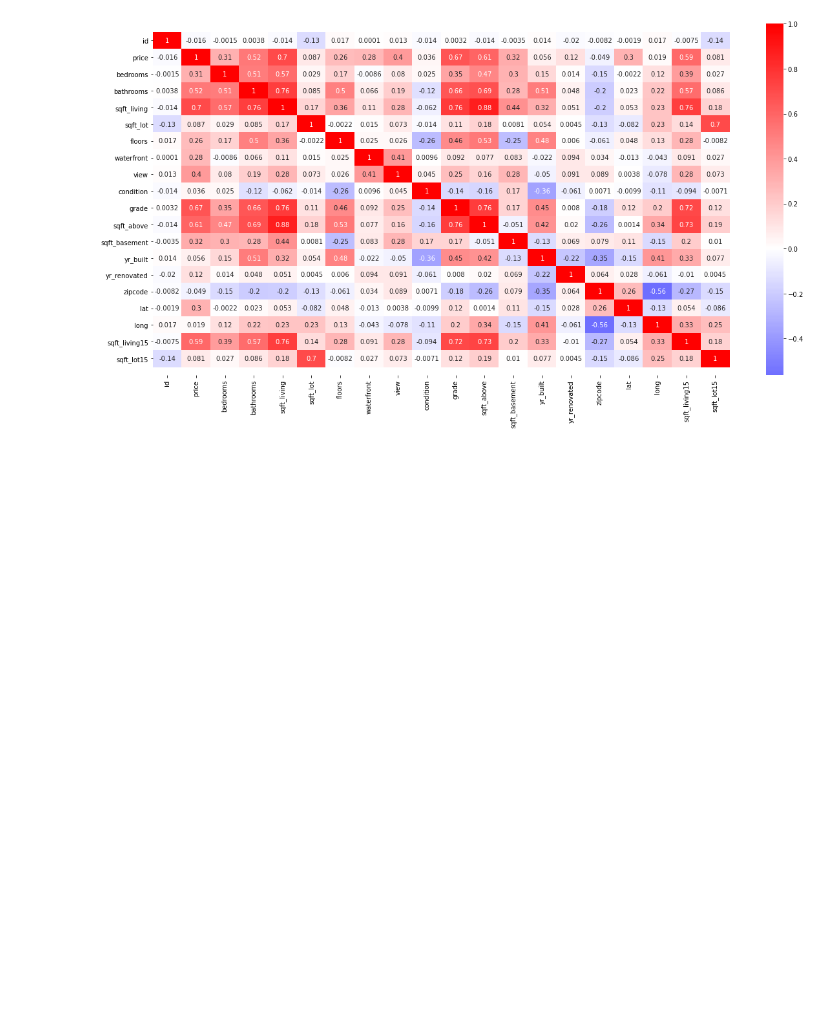
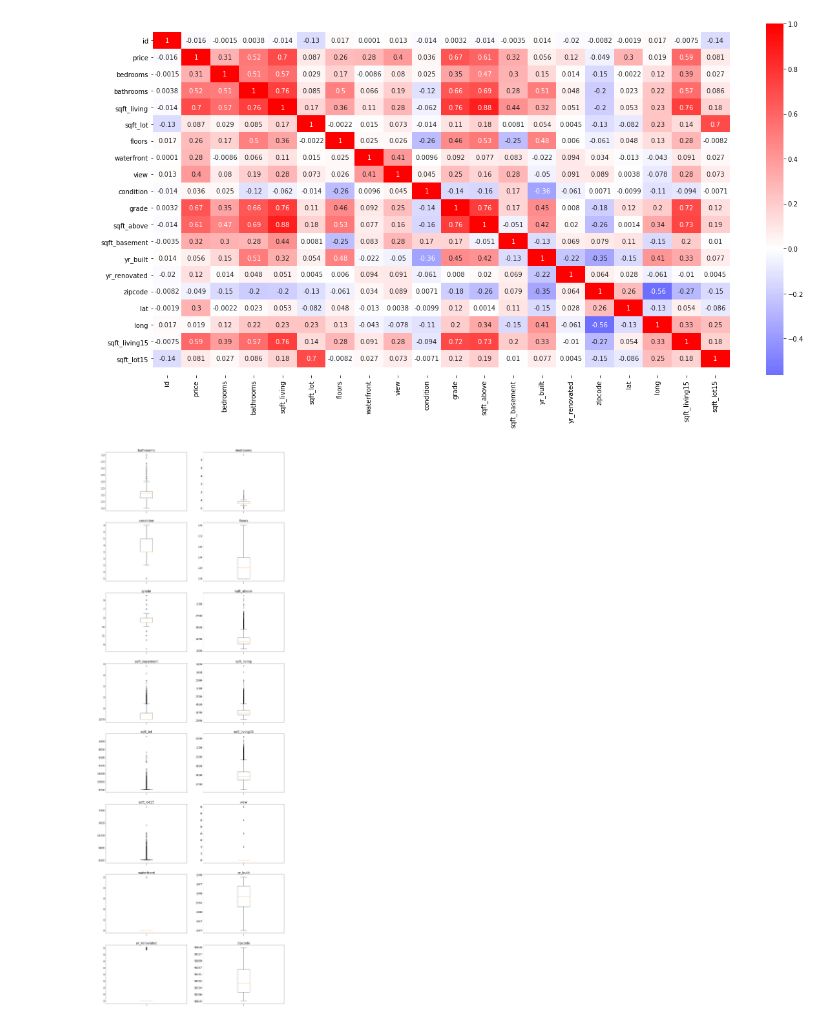
Before and after one commit to raizelistaken/Housing_Prices_KC, a Jupyter notebook: Raizel_Bernstein_Housing_Prices_Kings_County.ipynb, the cells around one changed output. Cells and saved outputs as stored; diff of their text form; code cells hidden in the pictures; blank space fills up the shorter version.

Commit message:
added some images

```diff
--- a/Raizel_Bernstein_Housing_Prices_Kings_County.ipynb
+++ b/Raizel_Bernstein_Housing_Prices_Kings_County.ipynb
@@ -73,3 +73,65 @@ plt.ylim(b, t) # update the ylim(bottom, top) values
 plt.show()
 # %% [output]
 [figure]
+# %%
+#boxplots of all the columns to determine outliers
+
+fig , axes = plt.subplots(8,2, figsize = (22,70))
+
+axes[0][0].set_title('bathrooms', fontsize = 22)
+axes[0][1].set_title('bedrooms', fontsize = 22)
+axes[1][0].set_title('condition', fontsize = 22)
+axes[1][1].set_title('floors', fontsize = 22)
+axes[2][0].set_title('grade', fontsize = 22)
+axes[2][1].set_title('sqft_above', fontsize = 22)
+axes[3][0].set_title('sqft_basement', fontsize = 22)
+axes[3][1].set_title('sqft_living', fontsize = 22)
+axes[4][0].set_title('sqft_lot', fontsize = 22)
+axes[4][1].set_title('sqft_living15', fontsize = 22)
+axes[5][0].set_title('sqft_lot15', fontsize = 22)
+axes[5][1].set_title('view', fontsize = 22)
+axes[6][0].set_title('waterfront', fontsize = 22)
+axes[6][1].set_title('yr_built', fontsize = 22)
+axes[7][0].set_title('yr_renovated', fontsize = 22)
+axes[7][1].set_title('zipcode', fontsize = 22)
+
+axes[0][0].boxplot(df['bathrooms'])
+axes[0][1].boxplot(df['bedrooms'])
+axes[1][0].boxplot(df['condition'])
+axes[1][1].boxplot(df['floors'])
+axes[2][0].boxplot(df['grade'])
+axes[2][1].boxplot(df['sqft_above'])
+axes[3][0].boxplot(df['sqft_basement'])
+axes[3][1].boxplot(df['sqft_living'])
+axes[4][0].boxplot(df['sqft_lot'])
+axes[4][1].boxplot(df['sqft_living15'])
+axes[5][0].boxplot(df['sqft_lot15'])
+axes[5][1].boxplot(df['view'])
+axes[6][0].boxplot(df['waterfront'])
+axes[6][1].boxplot(df['yr_built'])
+axes[7][0].boxplot(df['yr_renovated'])
+axes[7][1].boxplot(df['zipcode'])
+
+# axes[0][0].set_ytick()
+axes[0][0].set_yticklabels(df['bathrooms'], fontsize = 17)
+axes[0][1].set_yticklabels(df['bedrooms'], fontsize = 17)
+axes[1][0].set_yticklabels(df['condition'], fontsize = 17)
+axes[1][1].set_yticklabels(df['floors'], fontsize = 17)
+axes[2][0].set_yticklabels(df['grade'], fontsize = 17)
+axes[2][1].set_yticklabels(df['sqft_above'], fontsize = 17)
+axes[3][0].set_yticklabels(df['sqft_basement'], fontsize = 17)
+axes[3][1].set_yticklabels(df['sqft_living'], fontsize = 17)
+axes[4][0].set_yticklabels(df['sqft_lot'], fontsize = 17)
+axes[4][1].set_yticklabels(df['sqft_living15'], fontsize = 17)
+axes[5][0].set_yticklabels(df['sqft_lot15'], fontsize = 17)
+axes[5][1].set_yticklabels(df['view'], fontsize = 17)
+axes[6][0].set_yticklabels(df['waterfront'], fontsize = 17)
+axes[6][1].set_yticklabels(df['yr_built'], fontsize = 17)
+axes[7][0].set_yticklabels(df['yr_renovated'], fontsize = 17)
+axes[7][1].set_yticklabels(df['zipcode'], fontsize = 17)
+
+plt.subplots_adjust(hspace = .2)
+
+plt.savefig('boxplots')
+# %% [output]
+[figure, added]
```
Also changed, not shown: parts of 1 cell of this notebook, 2 other files.
